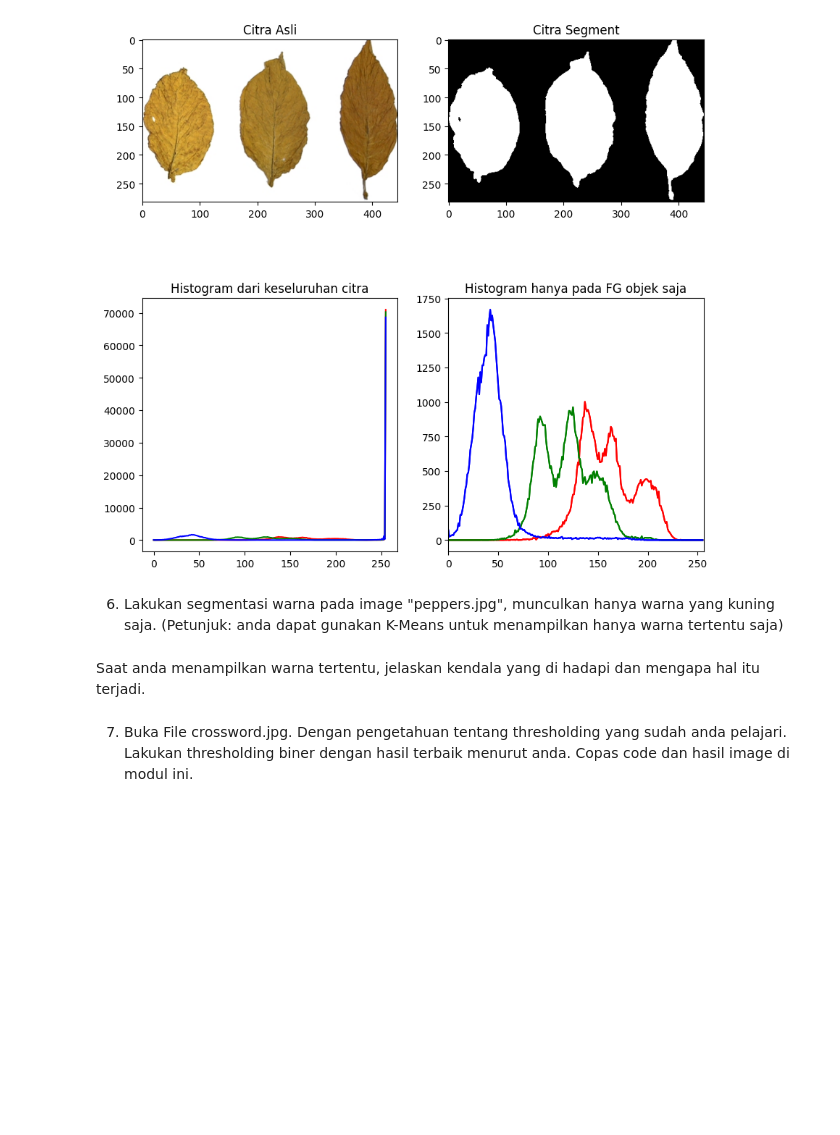
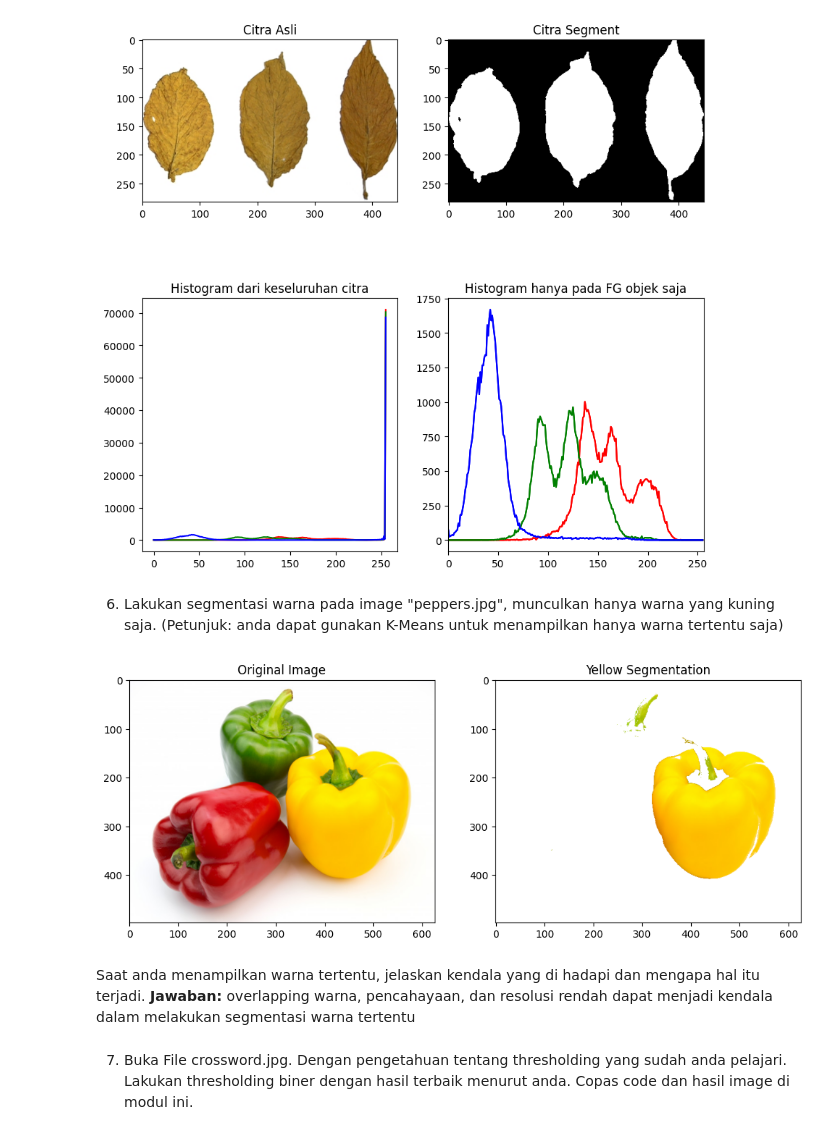
Before and after one commit to gabrieldimas/pcvk-study-2023, a Jupyter notebook: Week10.ipynb, the cells around one changed output. Saved outputs shown, nothing was run; the diff lists cells and outputs as text; code cells hidden in the pictures; blank space fills up the shorter version.

```diff
--- a/Week10.ipynb
+++ b/Week10.ipynb
@@ -123,9 +166,65 @@ plt.show()
 6. Lakukan segmentasi warna pada image "peppers.jpg", munculkan hanya warna yang
 kuning saja. (Petunjuk: anda dapat gunakan K-Means untuk menampilkan hanya
 warna tertentu saja)
+# %%
+from sklearn.cluster import KMeans
+
+# Load the image
+image = cv2.imread('/content/drive/MyDrive/Kuliah/PCVK/assets/image_thres/peppers.jpg')
+image_rgb = cv2.cvtColor(image, cv2.COLOR_BGR2RGB)
+
+# Convert the image to a 2D array of pixels
+pixels = image_rgb.reshape((-1, 3))
+
+# Define the number of clusters (in this case, for yellow color)
+num_clusters = 5  # Adjust this value as needed
+
+# Create the K-Means model
+kmeans = KMeans(n_clusters=num_clusters)
+
+# Fit the model to the pixel data
+kmeans.fit(pixels)
+
+# Get the cluster centers (colors)
+colors = kmeans.cluster_centers_
+
+# Find the cluster that represents the yellow color
+yellow_cluster = None
+min_distance = float('inf')
+
+for i, color in enumerate(colors):
+    # Define a reference yellow color
+    reference_yellow = np.array([255, 255, 0], dtype=np.uint8)
+
+    # Calculate the Euclidean distance between the color and reference_yellow
+    distance = np.linalg.norm(color - reference_yellow)
+
+    if distance < min_distance:
+        min_distance = distance
+        yellow_cluster = i
+
+# Create a mask for the yellow cluster
+yellow_mask = (kmeans.labels_ == yellow_cluster)
+
+# Reshape the mask to match the image dimensions
+yellow_mask = yellow_mask.reshape(image.shape[0], image.shape[1])
+
+# Create a white background image
+white_background = np.full_like(image, (255, 255, 255), dtype=np.uint8)
+
+# Apply the mask to the white background
+output_image = np.where(yellow_mask[..., None], image, white_background)
+
+# Display the results
+plt.figure(figsize=(12, 6))
+plt.subplot(121), plt.imshow(image_rgb), plt.title('Original Image')
+plt.subplot(122), plt.imshow(cv2.cvtColor(output_image, cv2.COLOR_BGR2RGB)), plt.title('Yellow Segmentation')
+plt.show()
+# %% [output]
+[figure, added]
 # %% [markdown]
 Saat anda menampilkan warna tertentu, jelaskan kendala yang di hadapi dan mengapa
-hal itu terjadi.
+hal itu terjadi. **Jawaban:** overlapping warna, pencahayaan, dan resolusi rendah dapat menjadi kendala dalam melakukan segmentasi warna tertentu
 # %% [markdown]
 7. Buka File crossword.jpg. Dengan pengetahuan tentang thresholding yang sudah anda
 pelajari. Lakukan thresholding biner dengan hasil terbaik menurut anda. Copas code
```
Also changed, not shown: parts of 1 cell of this notebook.
